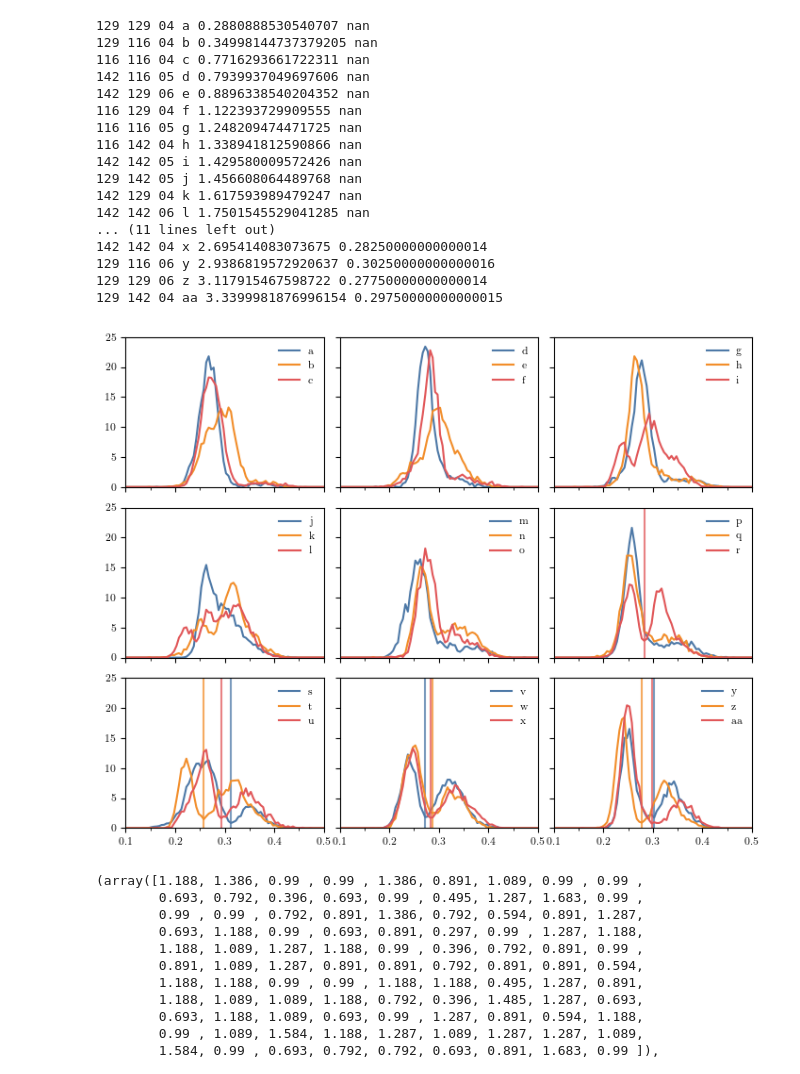
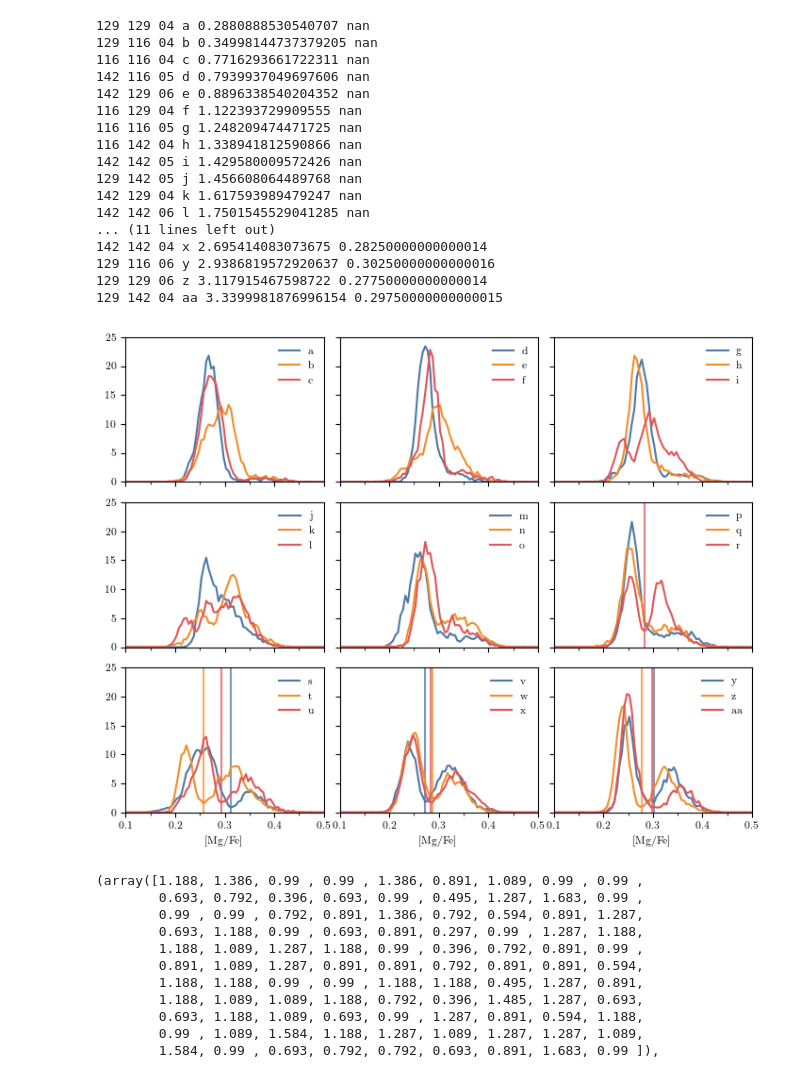
Before and after one commit to gusbeane/GSEgas, a Jupyter notebook: plots/bim_metric/bim_metric_paperplots.ipynb, the cells around one changed output. Drawn from its saved outputs; the diff is of its cells as text; code cells hidden in the pictures.

```diff
--- a/plots/bim_metric/bim_metric_paperplots.ipynb
+++ b/plots/bim_metric/bim_metric_paperplots.ipynb
@@ -354,34 +354,37 @@ for i in range(3):
                 trough_point[k] = np.nan
 
             print(Rs, Vv, ecc, alph[k], bim_metric[k], trough_point[k])
 
             k += 1
 
         ax.set(xlim=(0.1, 0.5), ylim=(0, 25))
         ax.set_xticks(np.arange(0.1, 0.5+0.05, 0.05), minor=True)
         ax.legend(frameon=False)
 
+for ax in axs[2]:
+    ax.set_xlabel(r'$[\textrm{Mg}/\textrm{Fe}]$')
+
 fig.tight_layout()
 fig.savefig('paper_plots/hist.pdf')
 # %% [output]
 129 129 04 a 0.2880888530540707 nan
 129 116 04 b 0.34998144737379205 nan
 116 116 04 c 0.7716293661722311 nan
 142 116 05 d 0.7939937049697606 nan
 142 129 06 e 0.8896338540204352 nan
 116 129 04 f 1.122393729909555 nan
 116 116 05 g 1.248209474471725 nan
 116 142 04 h 1.338941812590866 nan
 142 142 05 i 1.429580009572426 nan
 129 142 05 j 1.456608064489768 nan
 142 129 04 k 1.617593989479247 nan
 142 142 06 l 1.7501545529041285 nan
 ... (11 lines left out)
 142 142 04 x 2.695414083073675 0.28250000000000014
 129 116 06 y 2.9386819572920637 0.30250000000000016
 129 129 06 z 3.117915467598722 0.27750000000000014
 129 142 04 aa 3.3399981876996154 0.29750000000000015
-[figure, old version]
+[figure, new version]
 # %%
 np.histogram(np.random.rand(1000), bins=np.linspace(0, 1, 100), density=True)
 # %% [output]
```
Also changed, not shown: parts of 1 cell of this notebook, 1 other file.
